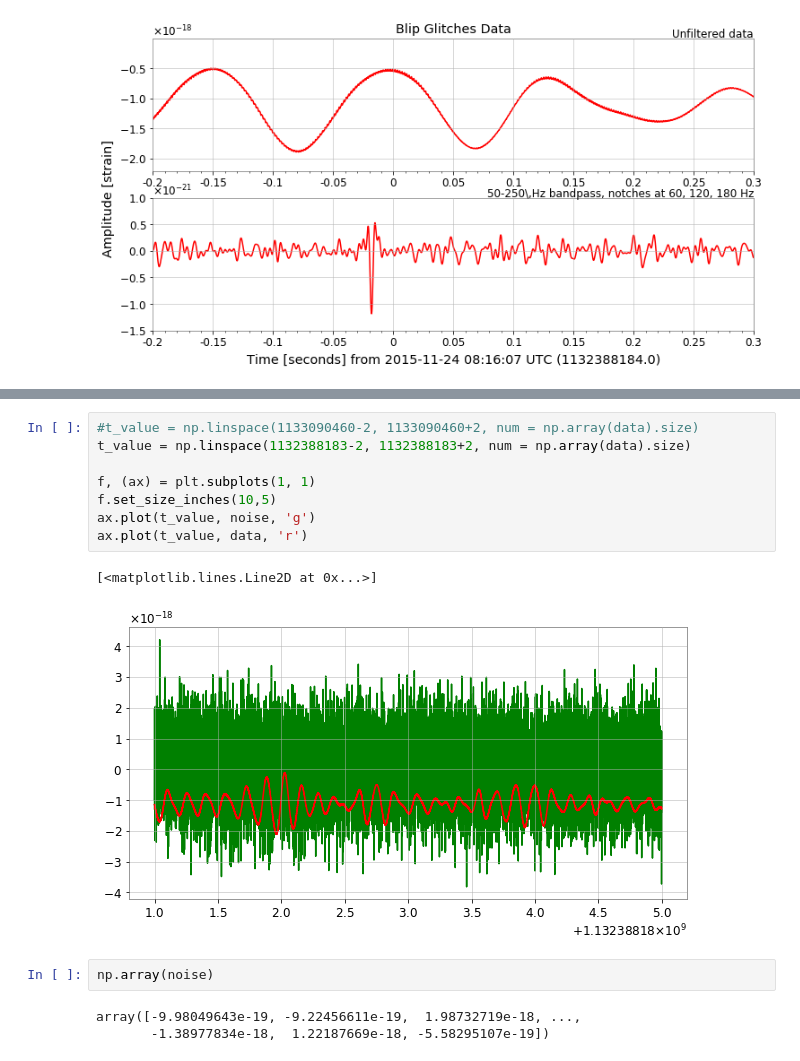
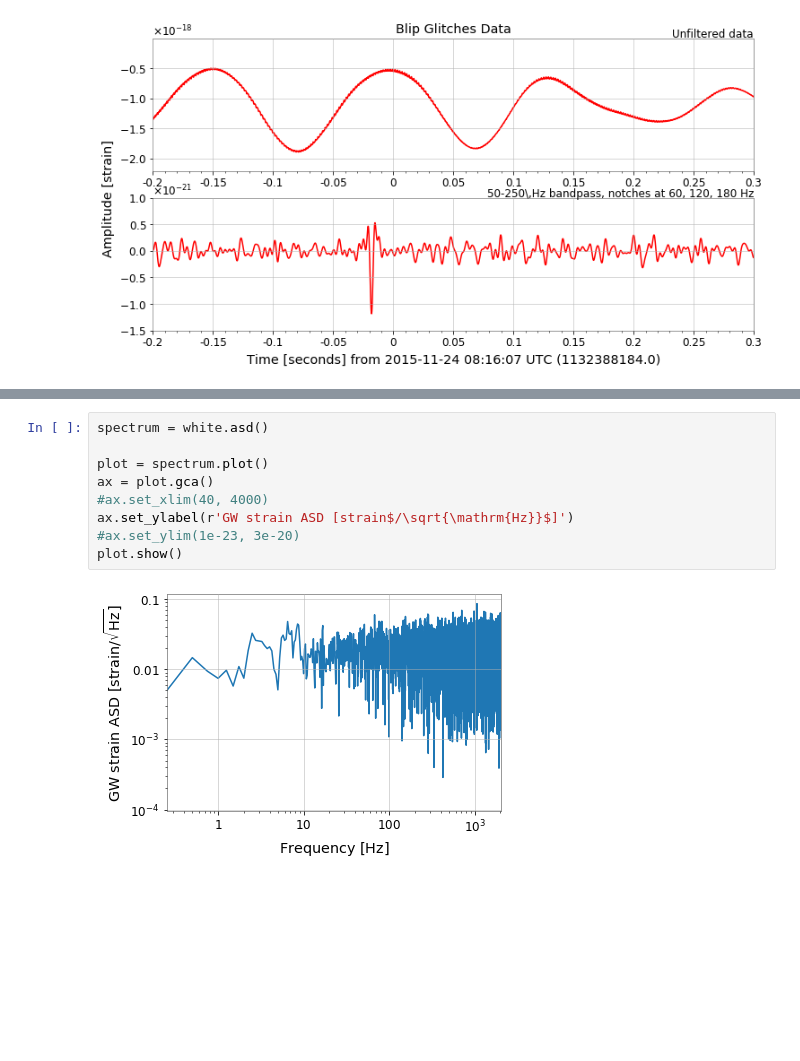
Before and after one commit to SGRGit/gwOsc, a Jupyter notebook: DataPrepBlipGlitches.ipynb, the cells around one changed output, grey strips where cells are left out. Cells and saved outputs as stored; diff of their text form; blank space fills up the shorter version.

```diff
--- a/DataPrepBlipGlitches.ipynb
+++ b/DataPrepBlipGlitches.ipynb
@@ -130,16 +127,11 @@ ValueError: ignored
-# %%
-#t_value = np.linspace(1133090460-2, 1133090460+2, num = np.array(data).size)
-t_value = np.linspace(1132388183-2, 1132388183+2, num = np.array(data).size)
-
-f, (ax) = plt.subplots(1, 1)
-f.set_size_inches(10,5)
-ax.plot(t_value, noise, 'g')
-ax.plot(t_value, data, 'r')
-# %% [output]
-[<matplotlib.lines.Line2D at 0x...>]
-[figure, removed]
-# %%
-np.array(noise)
-# %% [output]
-array([-9.98049643e-19, -9.22456611e-19,  1.98732719e-18, ...,
-       -1.38977834e-18,  1.22187669e-18, -5.58295107e-19])
+# %%
+spectrum = white.asd()
+
+plot = spectrum.plot()
+ax = plot.gca()
+#ax.set_xlim(40, 4000)
+ax.set_ylabel(r'GW strain ASD [strain$/\sqrt{\mathrm{Hz}}$]')
+#ax.set_ylim(1e-23, 3e-20)
+plot.show()
+# %% [output]
+[figure, added]
```
Also changed, not shown: parts of 7 cells of this notebook.
